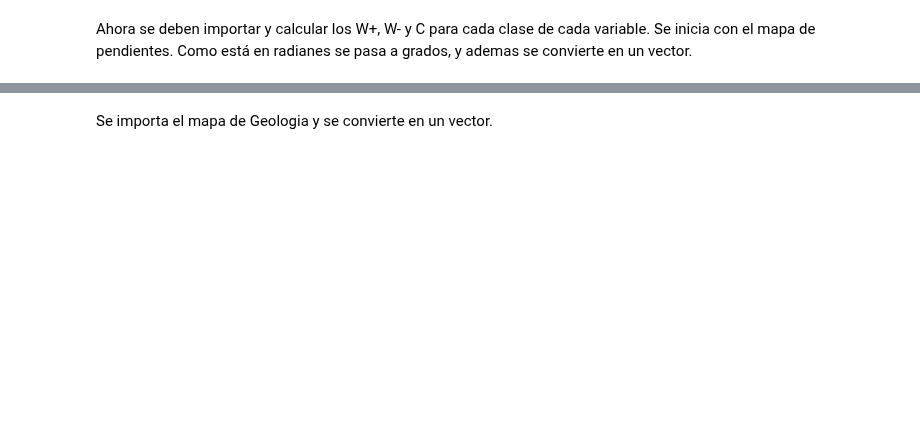
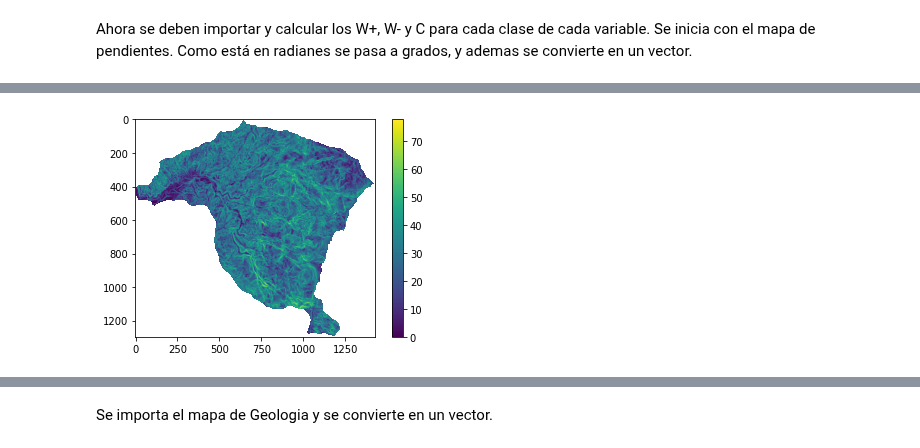
Before and after one commit to edieraristizabal/Libro_cartoGeotecnia, a Jupyter notebook: _sources/08_bivariado.ipynb, the cells around one changed output, grey strips where cells are left out. Cells and saved outputs as stored; diff of their text form; code cells hidden in the pictures; blank space fills up the shorter version.

```diff
--- a/_sources/08_bivariado.ipynb
+++ b/_sources/08_bivariado.ipynb
@@ -138,10 +135,9 @@ print(MenM)
 # %% [markdown]
 Ahora se deben importar y calcular los W+, W- y C para cada clase de cada variable. Se inicia con el mapa de pendientes. Como está en radianes se pasa a grados, y ademas se convierte en un vector.
 # %%
-raster = rio.open('G:/My Drive/ANALISIS ESPACIAL APLICADO/datos/raster/slope_rad')
+raster = rio.open('https://github.com/edieraristizabal/Libro_cartoGeotecnia/blob/master/data/Pendiente.tif?raw=true')
 pendiente=raster.read(1)
-pendiente=np.where(pendiente==-3.4028234663852886e+38,np.nan,pendiente)
-pendiente=pendiente*180/np.pi
+pendiente=np.where(pendiente<0,np.nan,pendiente)
 plt.imshow(pendiente);
 plt.colorbar();
 pendiente_vector=pendiente.ravel()
@@ -151,0 +146 @@ pendiente_vector_MenM=pendiente_vector[~np.isnan(pendiente_vector)]
+[figure, added]
```
Also changed, not shown: parts of 37 cells of this notebook, 17 other files.
